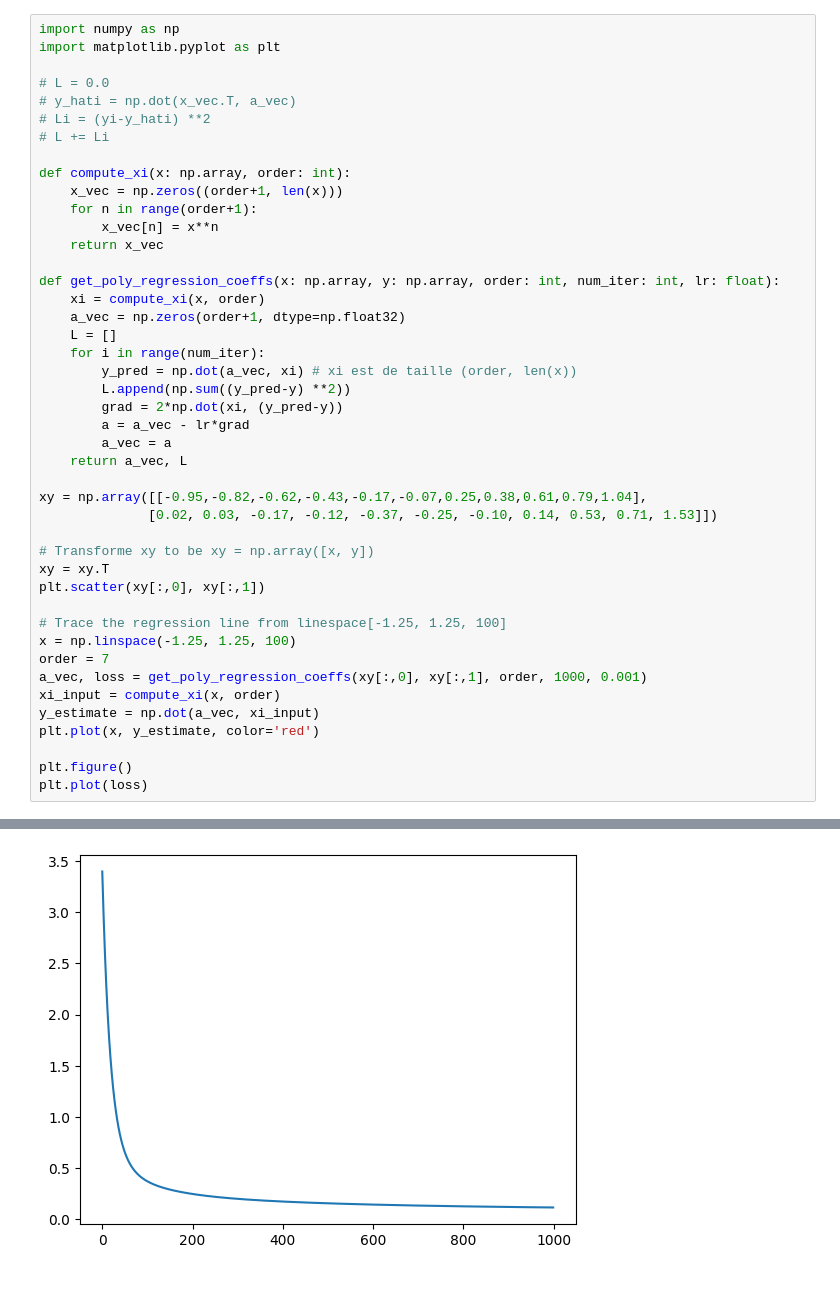
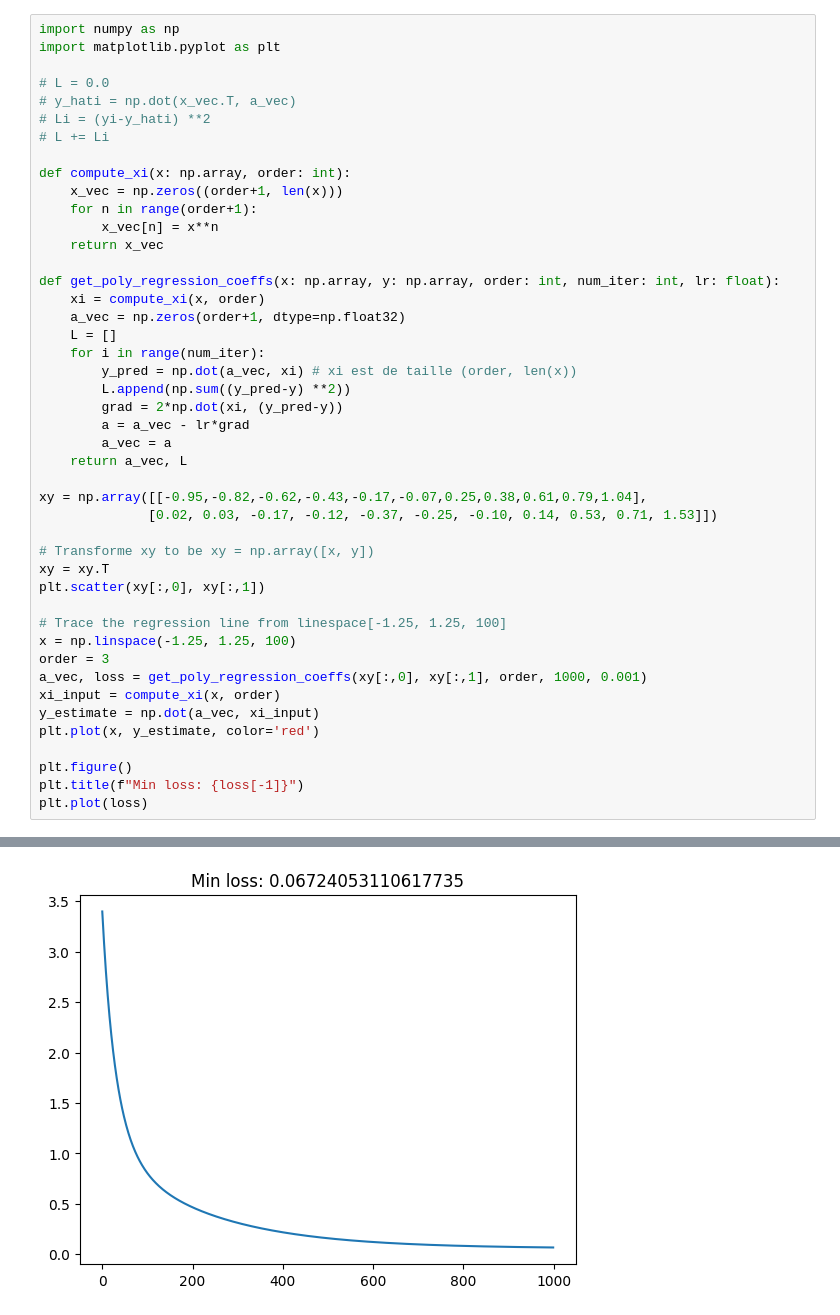
Before and after one commit to Beam-create/S7, a Jupyter notebook: APP1/Labo1/regression_polynomial.ipynb, the cells around one changed output, grey strips where cells are left out. Drawn from its saved outputs; the diff is of its cells as text; blank space fills up the shorter version.

```diff
--- a/APP1/Labo1/regression_polynomial.ipynb
+++ b/APP1/Labo1/regression_polynomial.ipynb
@@ -34,13 +34,14 @@ plt.scatter(xy[:,0], xy[:,1])
 
 # Trace the regression line from linespace[-1.25, 1.25, 100]
 x = np.linspace(-1.25, 1.25, 100)
-order = 7
+order = 3
 a_vec, loss = get_poly_regression_coeffs(xy[:,0], xy[:,1], order, 1000, 0.001)
 xi_input = compute_xi(x, order)
 y_estimate = np.dot(a_vec, xi_input)
 plt.plot(x, y_estimate, color='red')
 
 plt.figure()
+plt.title(f"Min loss: {loss[-1]}")
 plt.plot(loss)
 # %% [output]
 [<matplotlib.lines.Line2D at 0x...>]
@@ -48 +49 @@ plt.plot(loss)
-[figure, old version]
+[figure, new version]
```
Also changed, not shown: parts of 1 cell of this notebook, 4 other files.
